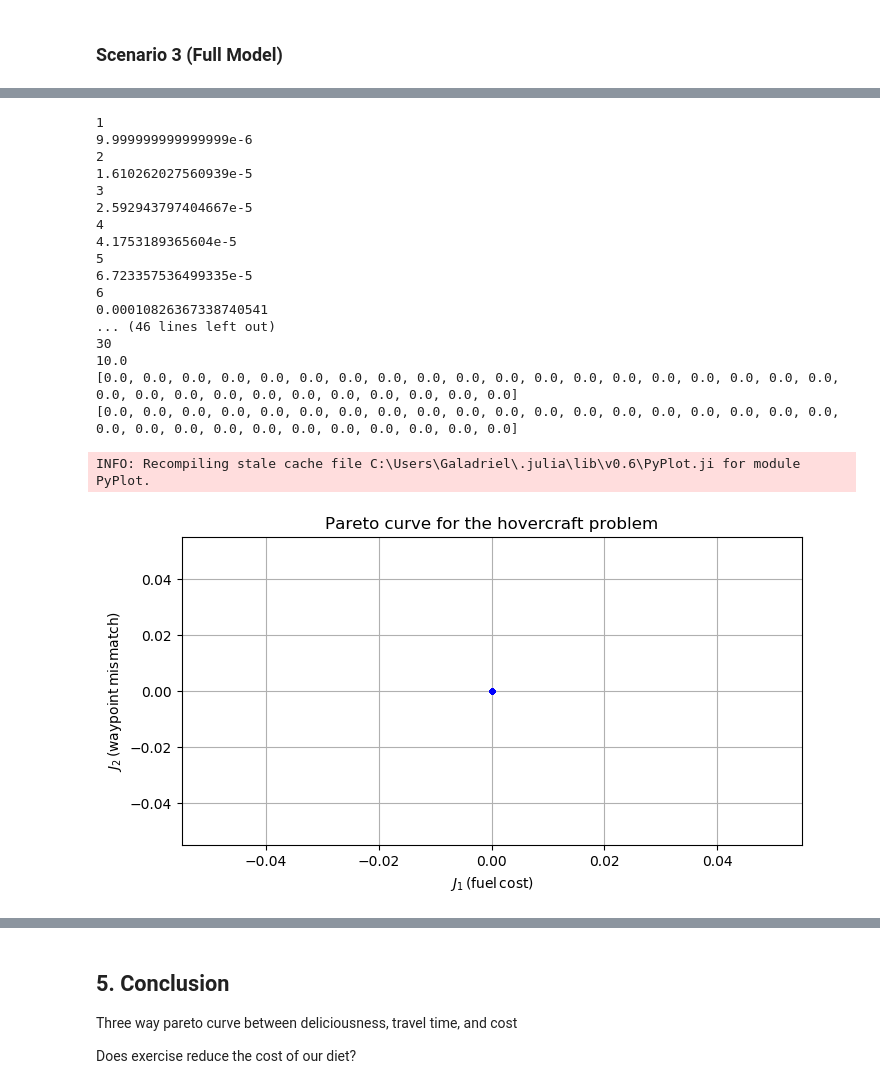
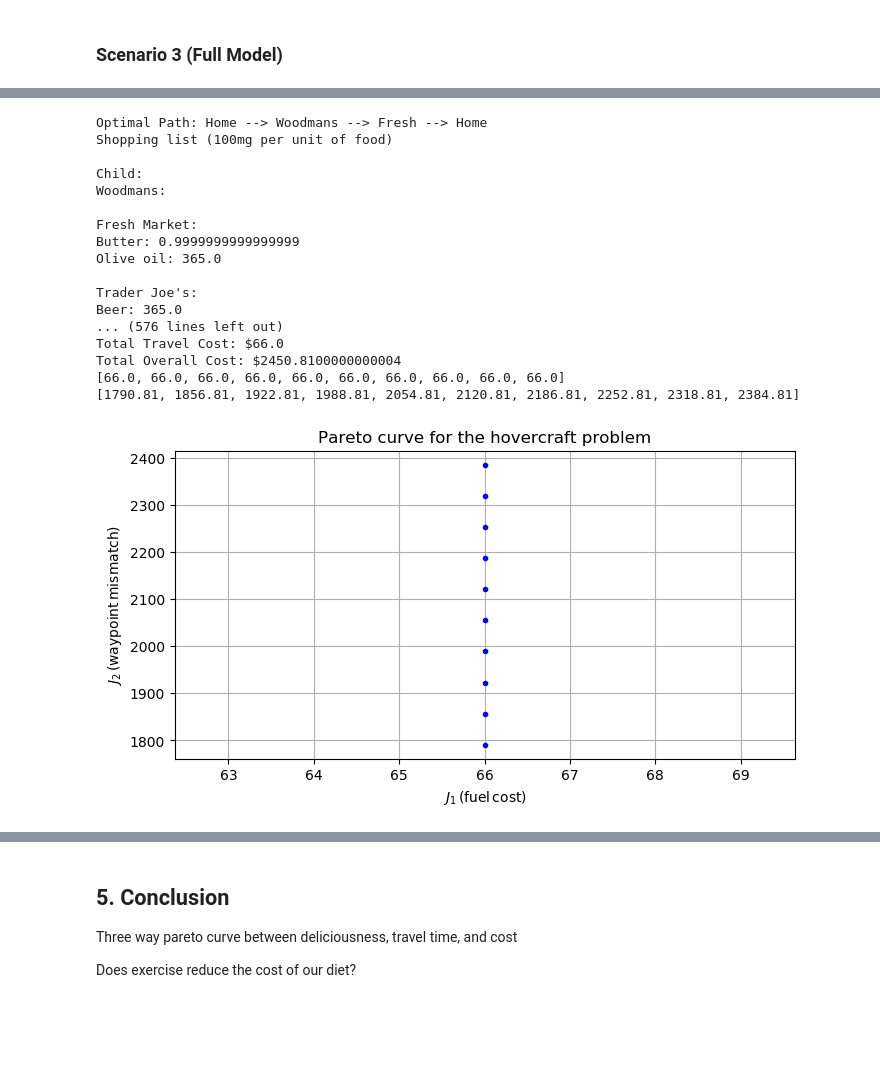
Before and after one commit to harish-veeramani/optimization-final-project, a Jupyter notebook: project_report_template.ipynb, the cells around one changed output, grey strips where cells are left out. Drawn from its saved outputs; the diff is of its cells as text; code cells hidden in the pictures; blank space fills up the shorter version.

```diff
--- a/project_report_template.ipynb
+++ b/project_report_template.ipynb
@@ -572,45 +568,43 @@ Total Overall Cost: $617.0500000000001
 # %%
-Npts = 30
+Npts = 10
 J1 = zeros(Npts)
 J2 = zeros(Npts)
-#for (i,λ) in enumerate(logspace(-5,1,Npts))
-    #(J1[i],J2[i]) = solveOpt(λ)
-#end;
-for (i,λ) in enumerate(logspace(-5,1,Npts))
-    println(i)
-    println(λ)
-end
+
+λ = 0.1:1:10.1
+
+for i in 1:10
+    (J1[i],J2[i]) = solveOpt(λ[i])
+end;
 println(J1)
 println(J2)
 # %% [output]
-1
-9.999999999999999e-6
-2
-1.610262027560939e-5
-3
-2.592943797404667e-5
-4
-4.1753189365604e-5
-5
-6.723357536499335e-5
-6
-0.00010826367338740541
-... (46 lines left out)
-30
-10.0
-[0.0, 0.0, 0.0, 0.0, 0.0, 0.0, 0.0, 0.0, 0.0, 0.0, 0.0, 0.0, 0.0, 0.0, 0.0, 0.0, 0.0, 0.0, 0.0, 0.0, 0.0, 0.0, 0.0, 0.0, 0.0, 0.0, 0.0, 0.0, 0.0, 0.0]
-[0.0, 0.0, 0.0, 0.0, 0.0, 0.0, 0.0, 0.0, 0.0, 0.0, 0.0, 0.0, 0.0, 0.0, 0.0, 0.0, 0.0, 0.0, 0.0, 0.0, 0.0, 0.0, 0.0, 0.0, 0.0, 0.0, 0.0, 0.0, 0.0, 0.0]
+Optimal Path: Home --> Woodmans --> Fresh --> Home
+Shopping list (100mg per unit of food)
+
+Child:
+Woodmans:
+
+Fresh Market:
+Butter: 0.9999999999999999
+Olive oil: 365.0
+
+Trader Joe's:
+Beer: 365.0
+... (576 lines left out)
+Total Travel Cost: $66.0
+Total Overall Cost: $2450.8100000000004
+[66.0, 66.0, 66.0, 66.0, 66.0, 66.0, 66.0, 66.0, 66.0, 66.0]
+[1790.81, 1856.81, 1922.81, 1988.81, 2054.81, 2120.81, 2186.81, 2252.81, 2318.81, 2384.81]
 # %%
 using PyPlot
 figure(figsize=(8,4))
-plot( J1, J2, "b.-" )
+plot( J1, J2, "b." )
 xlabel(L"J_1\, (\sf fuel\, cost)")
 ylabel(L"J_2\, (\sf waypoint\, mismatch)");
 title("Pareto curve for the hovercraft problem")
 grid()
 # %% [output]
-INFO: Recompiling stale cache file C:\Users\Galadriel\.julia\lib\v0.6\PyPlot.ji for module PyPlot.
-[figure, old version]
+[figure, new version]
 # %% [markdown]
 ## 4. Results and discussion ##
 
```
Also changed, not shown: parts of 6 cells of this notebook.
